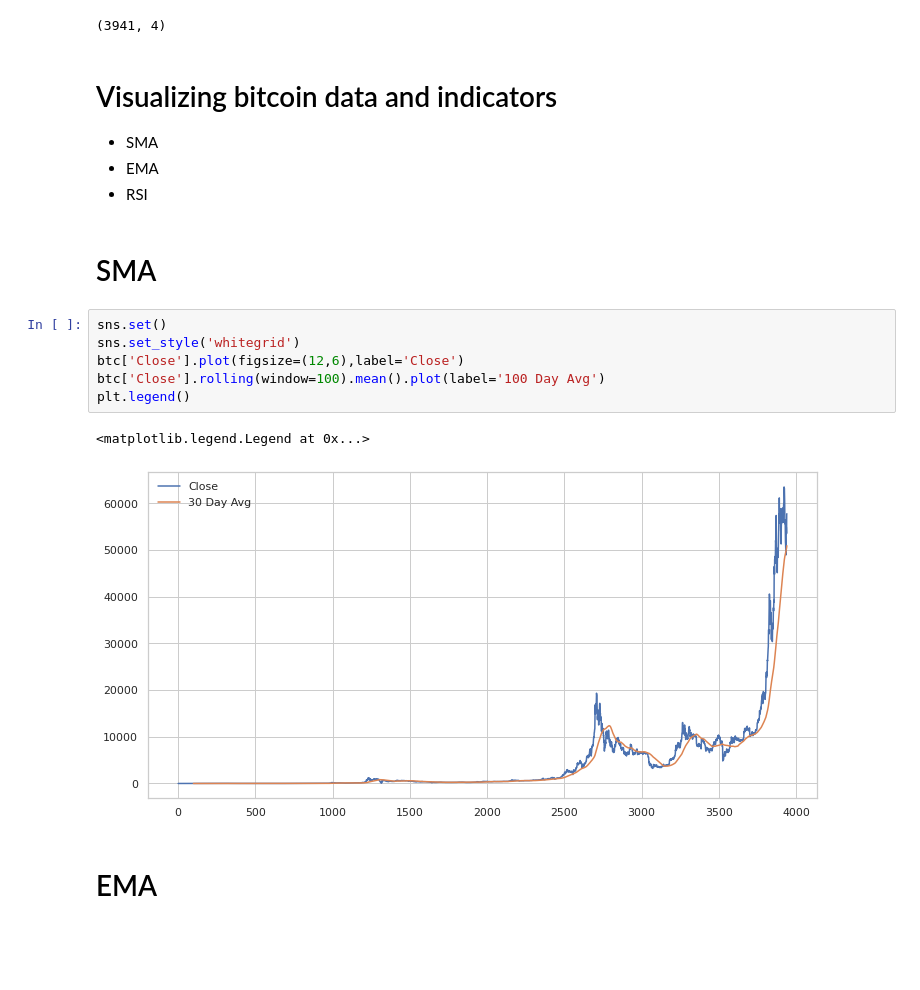
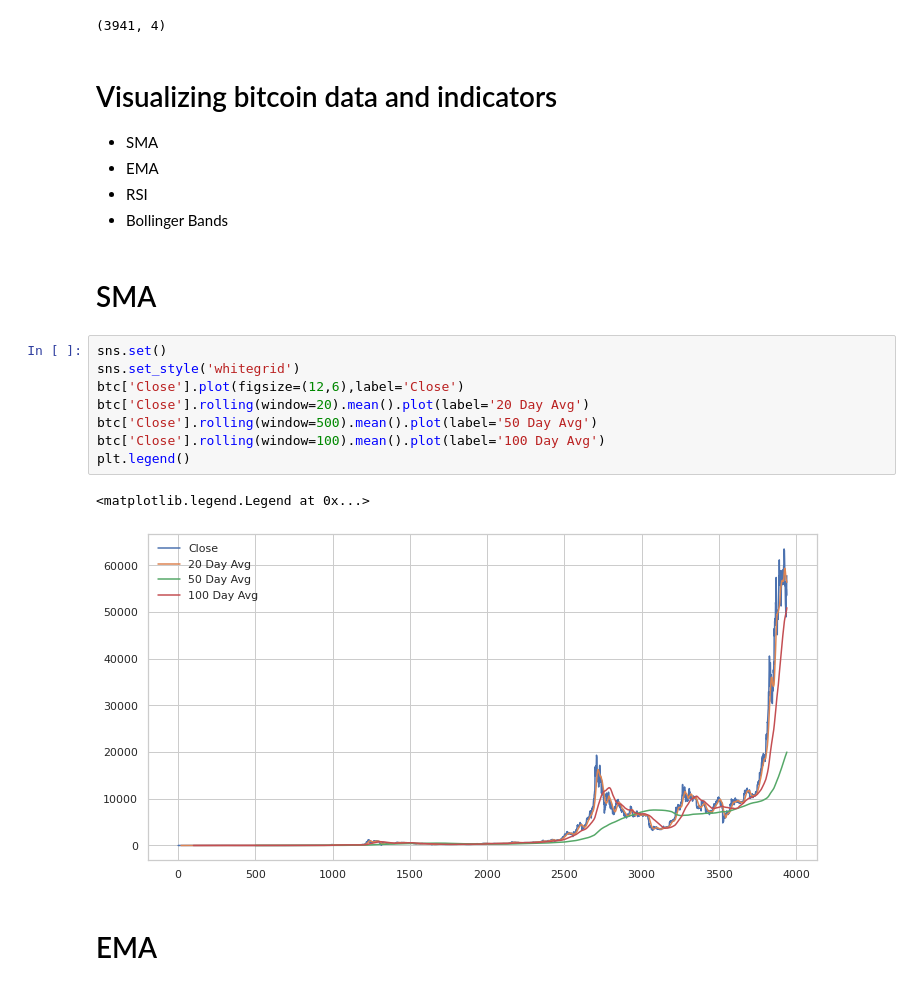
Before and after one commit to MahdyShayesteh/SBU_DataMining_Python, a Jupyter notebook: exercise3_part4_Indicators.ipynb, the cells around one changed output. Cells and saved outputs as stored; diff of their text form; blank space fills up the shorter version.

```diff
--- a/exercise3_part4_Indicators.ipynb
+++ b/exercise3_part4_Indicators.ipynb
@@ -56,17 +85,20 @@ btc.shape
 *   SMA
 *   EMA
 *   RSI
+*   Bollinger Bands
 # %% [markdown]
 # SMA
 # %%
 sns.set()
 sns.set_style('whitegrid')
 btc['Close'].plot(figsize=(12,6),label='Close')
+btc['Close'].rolling(window=20).mean().plot(label='20 Day Avg')
+btc['Close'].rolling(window=500).mean().plot(label='50 Day Avg')
 btc['Close'].rolling(window=100).mean().plot(label='100 Day Avg')
 plt.legend()
 # %% [output]
 <matplotlib.legend.Legend at 0x...>
-[figure, old version]
+[figure, new version]
 # %% [markdown]
 # EMA
 # %%
```
Also changed, not shown: parts of 6 cells of this notebook.
